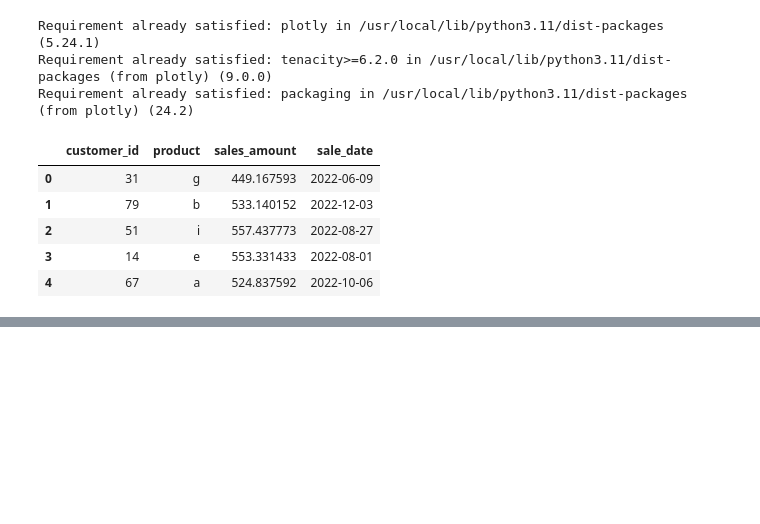
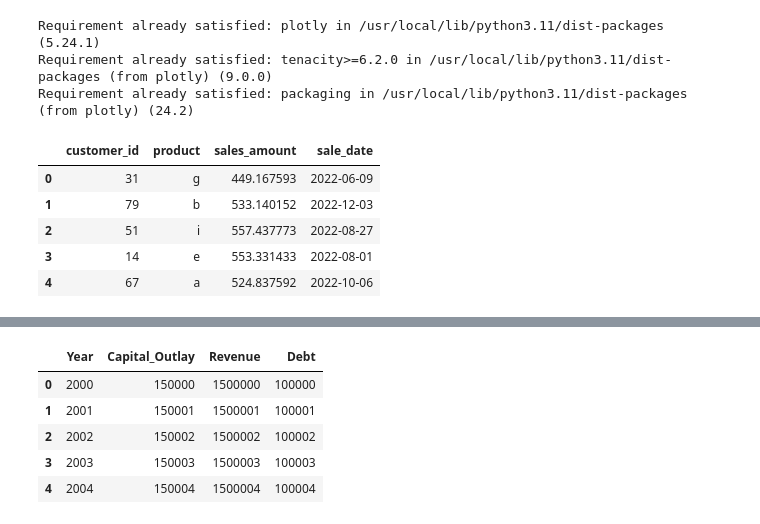
Before and after one commit to Jerhei/DATA101_Sample_Repository, a Jupyter notebook: DATA101_Interactive_DataViz.ipynb, the cells around one changed output, grey strips where cells are left out. Saved outputs shown, nothing was run; the diff lists cells and outputs as text; code cells hidden in the pictures; blank space fills up the shorter version.

```diff
--- a/DATA101_Interactive_DataViz.ipynb
+++ b/DATA101_Interactive_DataViz.ipynb
@@ -32,3 +32,18 @@ fig.show
 fig.write_html("/content/sales_scatter.html")
 # %% [output]
 [interactive output not drawn]
+# %%
+Year = list(range(2000,2019))  # 19 years
+Capital_Outlay = list(range(150000, 150000 + 19))  # Match length of Year - Changed this line
+Revenue = list(range(1500000, 1500000 + 19))  # Match length of Year - Changed this line
+Debt = list(range(100000, 100000 + 19))  # Match length of Year - Changed this line
+
+df = pd.DataFrame({'Year':Year,'Capital_Outlay':Capital_Outlay,'Revenue':Revenue,'Debt':Debt})
+df.head()
+# %% [output]
+|  | Year | Capital_Outlay | Revenue | Debt |
+| 0 | 2000 | 150000 | 1500000 | 100000 |
+| 1 | 2001 | 150001 | 1500001 | 100001 |
+| 2 | 2002 | 150002 | 1500002 | 100002 |
+| 3 | 2003 | 150003 | 1500003 | 100003 |
+| 4 | 2004 | 150004 | 1500004 | 100004 |
```
Also changed, not shown: parts of 1 cell of this notebook.
